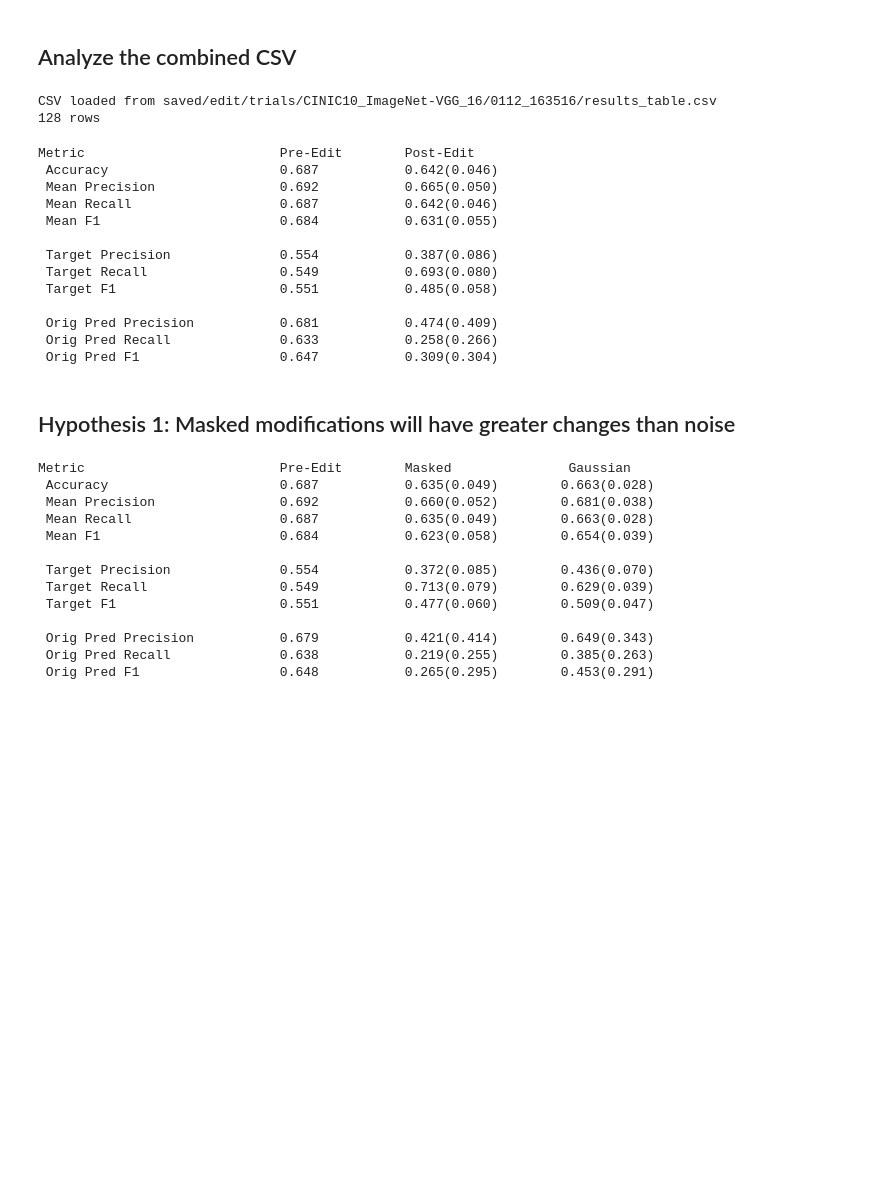
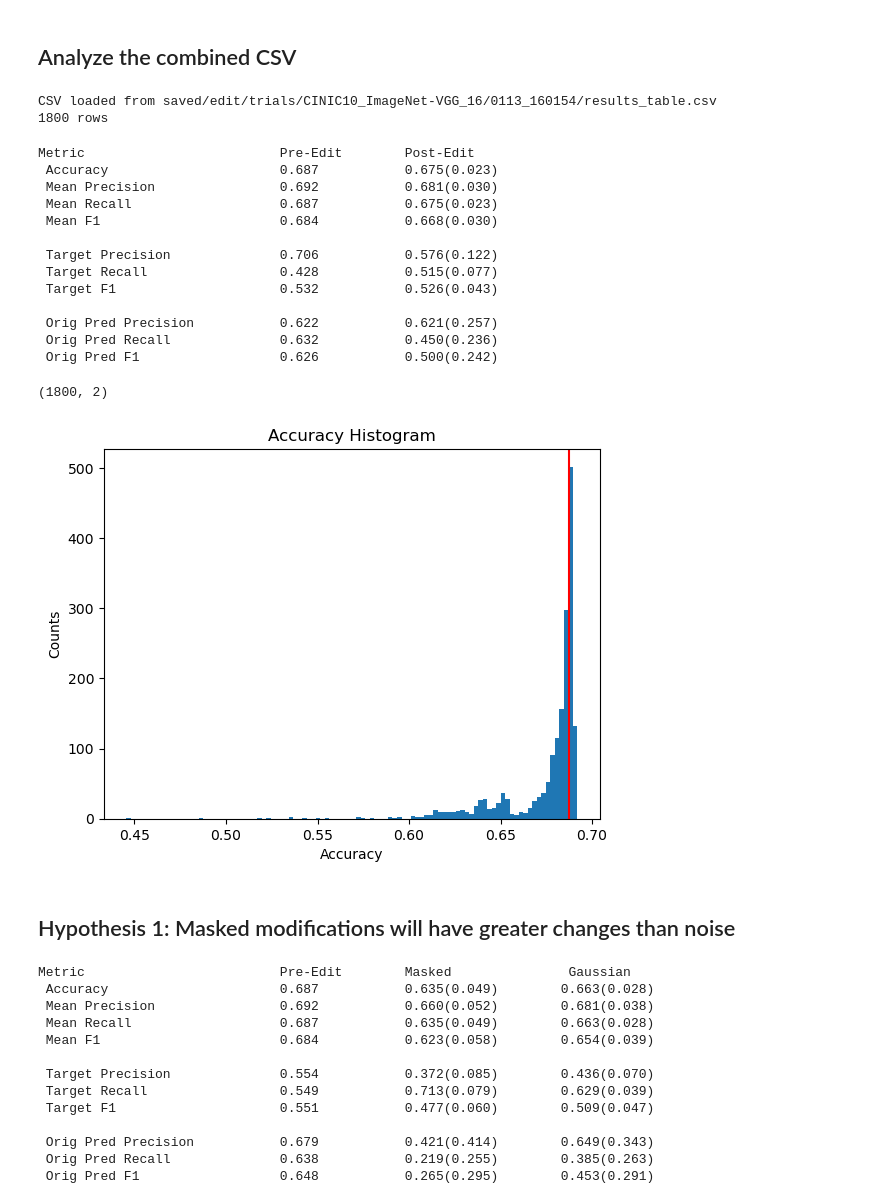
Before and after one commit to allisonchen23/model-editing, a Jupyter notebook: csv_analysis.ipynb, the cells around one changed output. Drawn from its saved outputs; the diff is of its cells as text; code cells hidden in the pictures; blank space fills up the shorter version.

Commit message:
added histogram maker of metrics

```diff
--- a/csv_analysis.ipynb
+++ b/csv_analysis.ipynb
@@ -21,7 +21,8 @@ from utils import read_json, read_lists
 # Define constants, paths
 config_path = 'configs/'
 # timestamp = '0112_121958' # 37 dogs
-timestamp = '0112_163516' # 128 cats
+# timestamp = '0112_163516' # 128 cats
+timestamp = '0113_160154' # 1800 dogs
 csv_path = os.path.join('saved', 'edit', 'trials', 'CINIC10_ImageNet-VGG_16', timestamp, 'results_table.csv')
 # %%
 # Load CSV as pandas dataframe
@@ -38,8 +39,8 @@ n_total = len(df)
 print("CSV loaded from {}".format(csv_path))
 print("{} rows".format(n_total))
 # %% [output]
-CSV loaded from saved/edit/trials/CINIC10_ImageNet-VGG_16/0112_163516/results_table.csv
-128 rows
+CSV loaded from saved/edit/trials/CINIC10_ImageNet-VGG_16/0113_160154/results_table.csv
+1800 rows
 # %%
 # Round all numbers to 3 decimal places
 df.round(3)
@@ -106,31 +107,78 @@ def get_unique_key_images(df_):
         key_id = image_id.split('/')[0]
         unique_keys.add(key_id)
     return unique_keys
+
+def histogram(data,
+              n_bins=10,
+              data_range=None,
+              title=None,
+              xlabel=None,
+              ylabel=None,
+              marker=None):
+    plt.hist(data,
+             bins=n_bins,
+             range=data_range)
+
+    # Marker is a vertical line marking original
+    if marker is not None:
+        plt.axvline(x=marker, color='r')
+
+    # Set title and axes labels
+    if title is not None:
+        plt.title(title)
+    if xlabel is not None:
+        plt.xlabel(xlabel)
+    if ylabel is not None:
+        plt.ylabel(ylabel)
+    plt.show()
 # %%
 metrics = [['{} Accuracy', '{} Mean Precision', '{} Mean Recall', '{} Mean F1'],
            ['{} Target Precision', '{} Target Recall', '{} Target F1'],
            ['{} Orig Pred Precision', '{} Orig Pred Recall', '{} Orig Pred F1']]
-print("{:<30} {:<15} {:<20}".format("Metric", "Pre-Edit", "Post-Edit"))
+print_summary(df)
+# print("{:<30} {:<15} {:<20}".format("Metric", "Pre-Edit", "Post-Edit"))
 for row in metrics:
     for metric in row:
+        pre_metric_mean = mean_df[metric.format("Pre")]
+        post_metric = df[metric.format("Post")].to_numpy()
+        histogram(
+            data=post_metric,
+            n_bins=100,
+            title=m)
         print("{:<30} {:<15.3f} {:.3f}({:.3f})".format(
-            metric.format(""), mean_df[metric.format("Pre")],
+            metric.format(""), pre_metric_mean,
             mean_df[metric.format("Post")], std_df[metric.format("Post")]))
     print("")
 # %% [output]
 Metric                         Pre-Edit        Post-Edit
- Accuracy                      0.687           0.642(0.046)
- Mean Precision                0.692           0.665(0.050)
- Mean Recall                   0.687           0.642(0.046)
- Mean F1                       0.684           0.631(0.055)
+ Accuracy                      0.687           0.675(0.023)
+ Mean Precision                0.692           0.681(0.030)
+ Mean Recall                   0.687           0.675(0.023)
+ Mean F1                       0.684           0.668(0.030)
 
- Target Precision              0.554           0.387(0.086)
- Target Recall                 0.549           0.693(0.080)
- Target F1                     0.551           0.485(0.058)
+ Target Precision              0.706           0.576(0.122)
+ Target Recall                 0.428           0.515(0.077)
+ Target F1                     0.532           0.526(0.043)
 
- Orig Pred Precision           0.681           0.474(0.409)
- Orig Pred Recall              0.633           0.258(0.266)
- Orig Pred F1                  0.647           0.309(0.304)
+ Orig Pred Precision           0.622           0.621(0.257)
+ Orig Pred Recall              0.632           0.450(0.236)
+ Orig Pred F1                  0.626           0.500(0.242)
+# %%
+pre_acc = df['Pre Accuracy'].to_numpy()
+post_acc = df['Post Accuracy'].to_numpy()
+data = np.stack([pre_acc, post_acc], axis=1)
+print(data.shape)
+
+histogram(data=post_acc,
+          n_bins=100,
+          # data_range=(0.5, 0.8),
+          marker=np.mean(pre_acc),
+          title="Accuracy Histogram",
+          xlabel="Accuracy",
+          ylabel="Counts")
+# %% [output]
+(1800, 2)
+[figure, added]
 # %% [markdown]
 ## Hypothesis 1: Masked modifications will have greater changes than noise
 # %%
```
